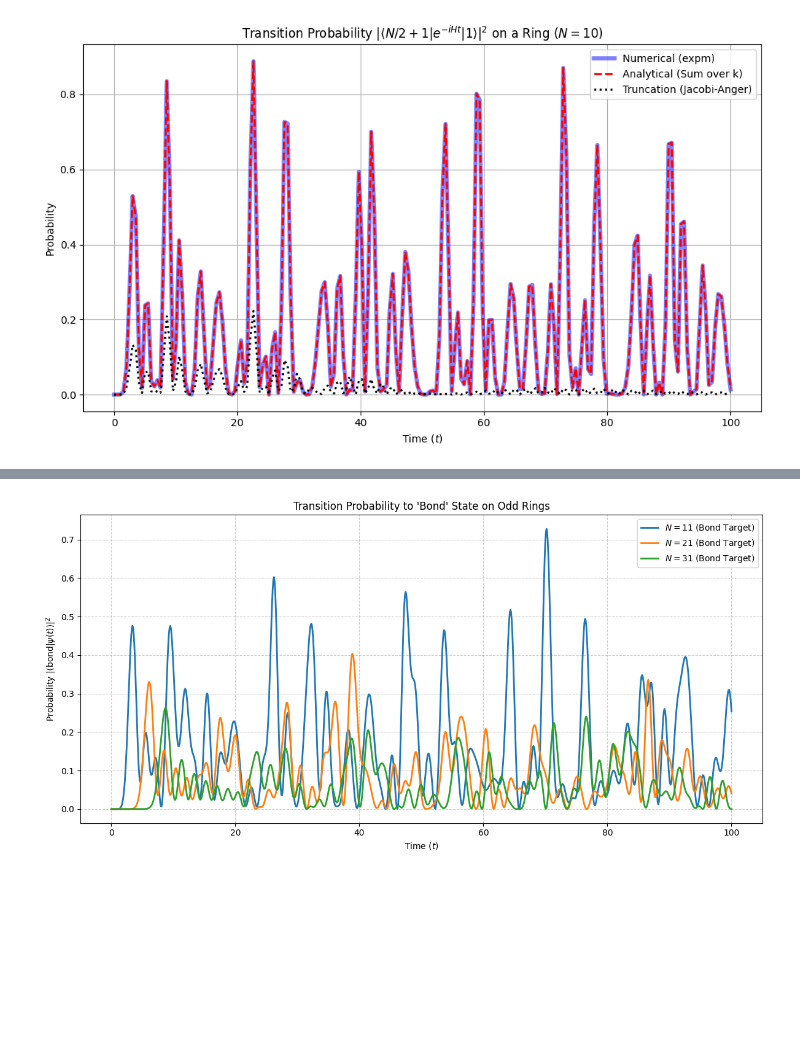
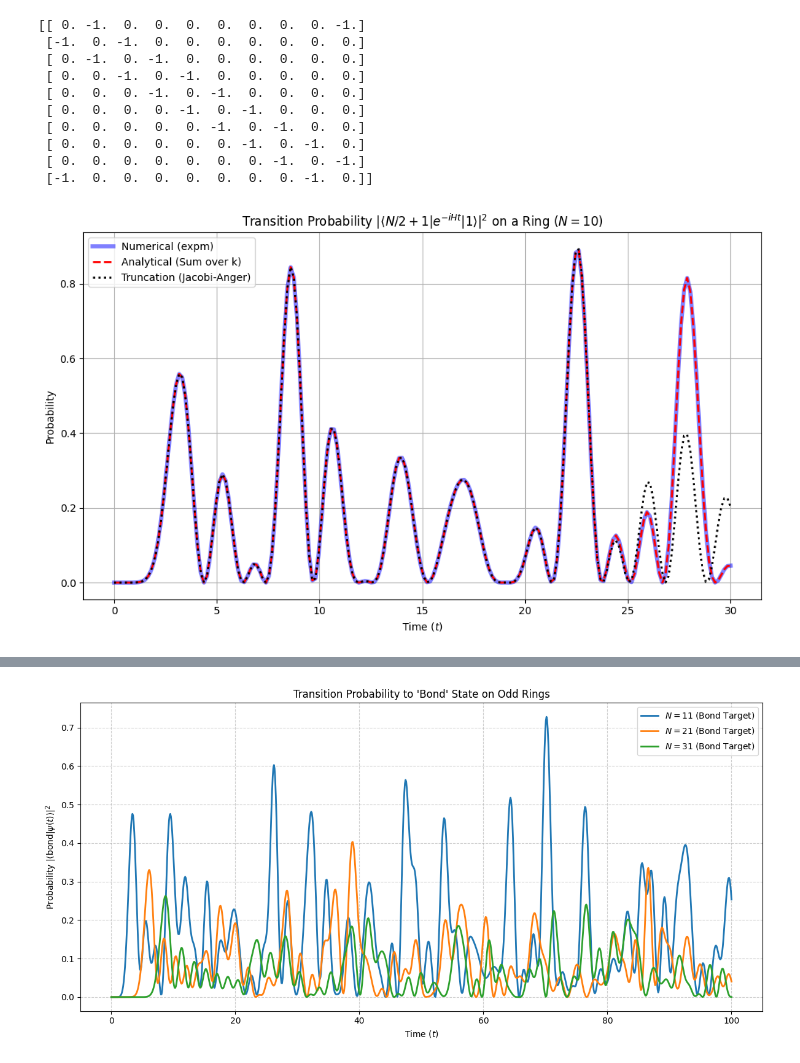
Before and after one commit to Carini108/thesis_PBC, a Jupyter notebook: Desktop/tesi_PBC/thesisPBC.ipynb, the cells around one changed output, grey strips where cells are left out. Drawn from its saved outputs; the diff is of its cells as text; code cells hidden in the pictures; blank space fills up the shorter version.

```diff
--- a/Desktop/tesi_PBC/thesisPBC.ipynb
+++ b/Desktop/tesi_PBC/thesisPBC.ipynb
@@ -10,13 +10,15 @@ def simulate_quantum_ring(N=10, gamma=1.0, t_max=80.0, time_steps=200):
 
     times = np.linspace(0, t_max, time_steps)
 
-    # 1. Construct the Hamiltonian H = D - A
+    # 1. H = D - A
     H = np.zeros((N, N))
     for i in range(N):
-        H[i, i] = 2.0
+        H[i, i] = 0.0
         H[i, (i + 1) % N] = -1.0
         H[i, (i - 1) % N] = -1.0
     H = gamma * H
+
+    print(H)
 
     # Indices (0-indexed in Python, so |1> is index 0, |N/2+1> is index N/2)
     start_idx = 0
@@ -35,51 +37,61 @@ def simulate_quantum_ring(N=10, gamma=1.0, t_max=80.0, time_steps=200):
     max_n = 50
 
     for i, t in enumerate(times):
-        # --- 1. NUMERICAL (Matrix Exponentiation) ---
+        #  1. NUMERICAL (Matrix Exponentiation) ######################################
         U = expm(-1j * H * t)
         psi_t = U @ psi_0
         prob_num[i] = np.abs(psi_t[target_idx])**2
 
-        # --- 2. ANALYTICAL (Exact Sum) ---
+        #  2. ANALYTICAL (Exact Sum) ######################################
         amp_sum = 0j
         for k in range(1, N + 1):
             amp_sum += ((-1)**k) * np.exp(1j * 2 * gamma * t * np.cos(2 * np.pi * k / N))
         amp_sum /= N
         prob_ana_sum[i] = np.abs(amp_sum)**2
 
-        # --- 3. ANALYTICAL (Jacobi-Anger Expansion) ---
+        # 3. ANALYTICAL (Jacobi-Anger Expansion) ######################################
         amp_bessel = 0j
         for k in range(1, N + 1):
             # Evaluate the sum over n first
             bessel_sum = 0j
             for n in range(1, max_n):
-                bessel_sum += (1j**n) * jv(n, 2 * gamma * t) * np.cos(n * 2 * np.pi * k / N)
+                bessel_sum += (1j**n) * 2 * jv(n, 2 * gamma * t) * np.cos(n * 2 * np.pi * k / N)
 
             # Combine with J_0 term
-            term_k = jv(0, 2 * gamma * t) + bessel_sum
+            term_k =  bessel_sum # + jv(0, 2 * gamma * t) can be dropped because N is even
             amp_bessel += ((-1)**k) * term_k
 
         amp_bessel /= N
         prob_ana_bessel[i] = np.abs(amp_bessel)**2
 
     # PLOT
     plt.figure(figsize=(10, 6))
     plt.plot(times, prob_num, 'b-', linewidth=4, alpha=0.5, label='Numerical (expm)')
     plt.plot(times, prob_ana_sum, 'r--', linewidth=2, label='Analytical (Sum over k)')
     plt.plot(times, prob_ana_bessel, 'k:', linewidth=2, label='Truncation (Jacobi-Anger)')
 
     plt.title(f"Transition Probability $|\\langle N/2+1 | e^{{-iHt}} | 1 \\rangle|^2$ on a Ring ($N={N}$)")
     plt.xlabel("Time ($t$)")
     plt.ylabel("Probability")
     plt.legend()
     plt.grid(True)
     plt.tight_layout()
     plt.show()
 
 # Run the simulation
-simulate_quantum_ring(N=10, gamma=1.0, t_max=100.0)
+simulate_quantum_ring(N=10, gamma=1.0, t_max=30.0)
 # %% [output]
+[[ 0. -1.  0.  0.  0.  0.  0.  0.  0. -1.]
+ [-1.  0. -1.  0.  0.  0.  0.  0.  0.  0.]
+ [ 0. -1.  0. -1.  0.  0.  0.  0.  0.  0.]
+ [ 0.  0. -1.  0. -1.  0.  0.  0.  0.  0.]
+ [ 0.  0.  0. -1.  0. -1.  0.  0.  0.  0.]
+ [ 0.  0.  0.  0. -1.  0. -1.  0.  0.  0.]
+ [ 0.  0.  0.  0.  0. -1.  0. -1.  0.  0.]
+ [ 0.  0.  0.  0.  0.  0. -1.  0. -1.  0.]
+ [ 0.  0.  0.  0.  0.  0.  0. -1.  0. -1.]
+ [-1.  0.  0.  0.  0.  0.  0.  0. -1.  0.]]
-[figure, old version]
+[figure, new version]
 # %%
 import numpy as np
 import matplotlib.pyplot as plt
```
Also changed, not shown: parts of 4 cells of this notebook.
